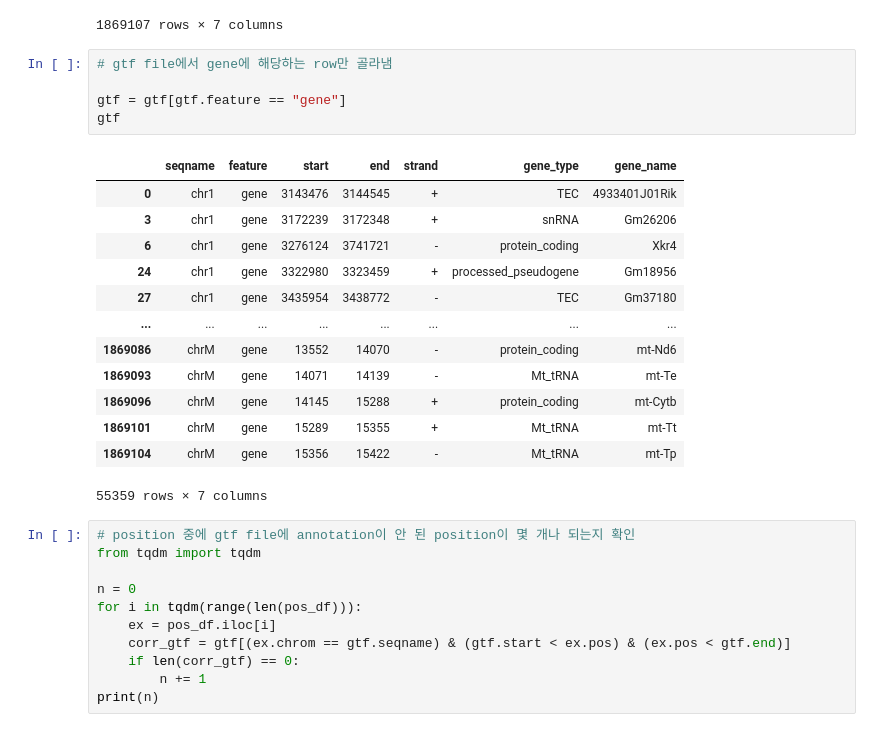
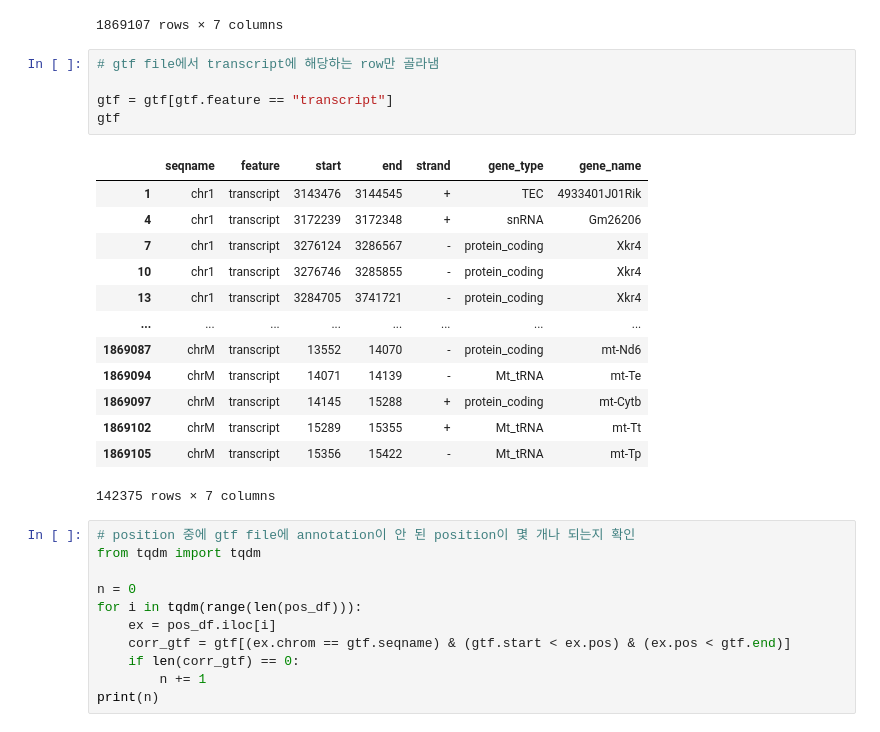
Before and after one commit to DanYeong-Lee/bioinfo1-project, a Jupyter notebook: my_proj/preprocess.ipynb, the cells around one changed output. Saved outputs shown, nothing was run; the diff lists cells and outputs as text.

```diff
--- a/my_proj/preprocess.ipynb
+++ b/my_proj/preprocess.ipynb
@@ -235,24 +236,24 @@ INFO:root:Extracted GTF attributes: ['gene_id', 'gene_type', 'gene_name', 'level
 | 1869106 | chrM | exon | 15356 | 15422 | - | Mt_tRNA | mt-Tp |
 1869107 rows × 7 columns
 # %%
-# gtf file에서 gene에 해당하는 row만 골라냄
+# gtf file에서 transcript에 해당하는 row만 골라냄
 
-gtf = gtf[gtf.feature == "gene"]
+gtf = gtf[gtf.feature == "transcript"]
 gtf
 # %% [output]
 |  | seqname | feature | start | end | strand | gene_type | gene_name |
-| 0 | chr1 | gene | 3143476 | 3144545 | + | TEC | 4933401J01Rik |
-| 3 | chr1 | gene | 3172239 | 3172348 | + | snRNA | Gm26206 |
-| 6 | chr1 | gene | 3276124 | 3741721 | - | protein_coding | Xkr4 |
-| 24 | chr1 | gene | 3322980 | 3323459 | + | processed_pseudogene | Gm18956 |
-| 27 | chr1 | gene | 3435954 | 3438772 | - | TEC | Gm37180 |
+| 1 | chr1 | transcript | 3143476 | 3144545 | + | TEC | 4933401J01Rik |
+| 4 | chr1 | transcript | 3172239 | 3172348 | + | snRNA | Gm26206 |
+| 7 | chr1 | transcript | 3276124 | 3286567 | - | protein_coding | Xkr4 |
+| 10 | chr1 | transcript | 3276746 | 3285855 | - | protein_coding | Xkr4 |
+| 13 | chr1 | transcript | 3284705 | 3741721 | - | protein_coding | Xkr4 |
 | ... | ... | ... | ... | ... | ... | ... | ... |
-| 1869086 | chrM | gene | 13552 | 14070 | - | protein_coding | mt-Nd6 |
-| 1869093 | chrM | gene | 14071 | 14139 | - | Mt_tRNA | mt-Te |
-| 1869096 | chrM | gene | 14145 | 15288 | + | protein_coding | mt-Cytb |
-| 1869101 | chrM | gene | 15289 | 15355 | + | Mt_tRNA | mt-Tt |
-| 1869104 | chrM | gene | 15356 | 15422 | - | Mt_tRNA | mt-Tp |
+| 1869087 | chrM | transcript | 13552 | 14070 | - | protein_coding | mt-Nd6 |
+| 1869094 | chrM | transcript | 14071 | 14139 | - | Mt_tRNA | mt-Te |
+| 1869097 | chrM | transcript | 14145 | 15288 | + | protein_coding | mt-Cytb |
+| 1869102 | chrM | transcript | 15289 | 15355 | + | Mt_tRNA | mt-Tt |
+| 1869105 | chrM | transcript | 15356 | 15422 | - | Mt_tRNA | mt-Tp |
-55359 rows × 7 columns
+142375 rows × 7 columns
 # %%
 # position 중에 gtf file에 annotation이 안 된 position이 몇 개나 되는지 확인
 from tqdm import tqdm
```
Also changed, not shown: parts of 15 cells of this notebook, 3 other files.
